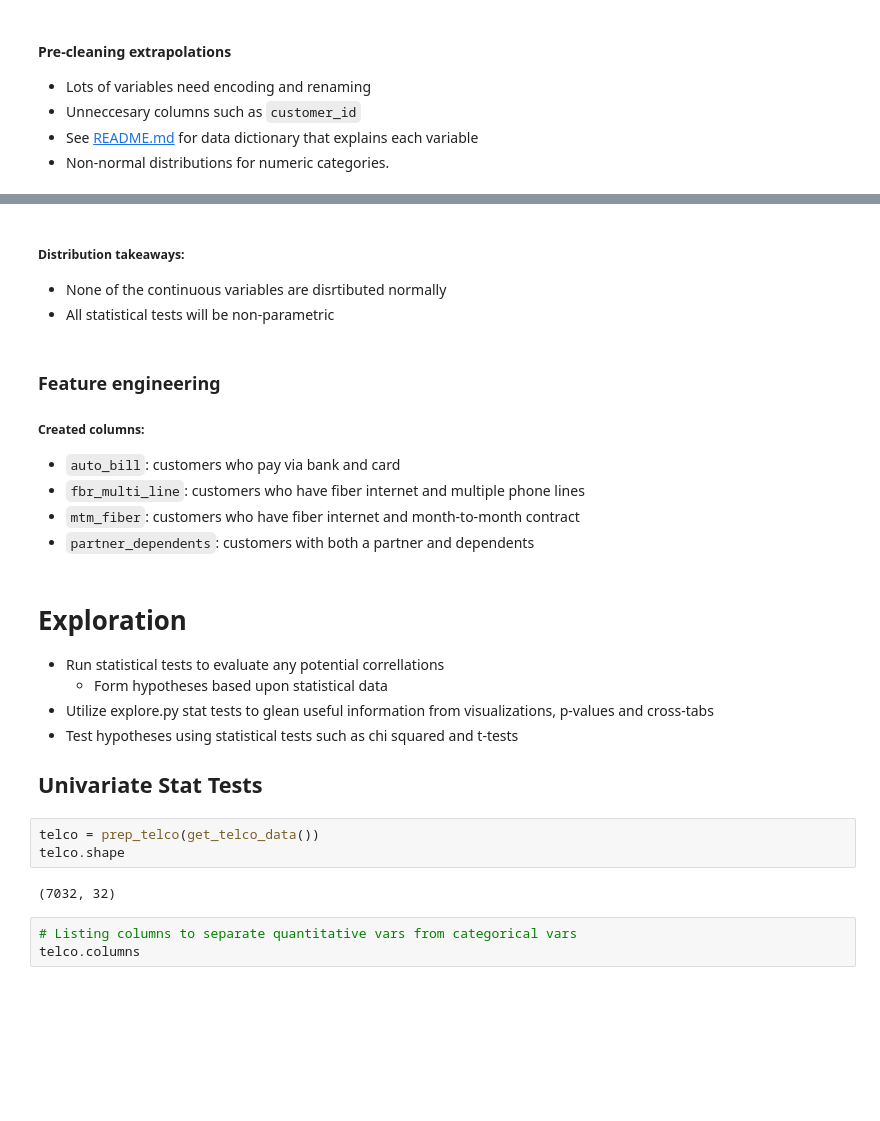
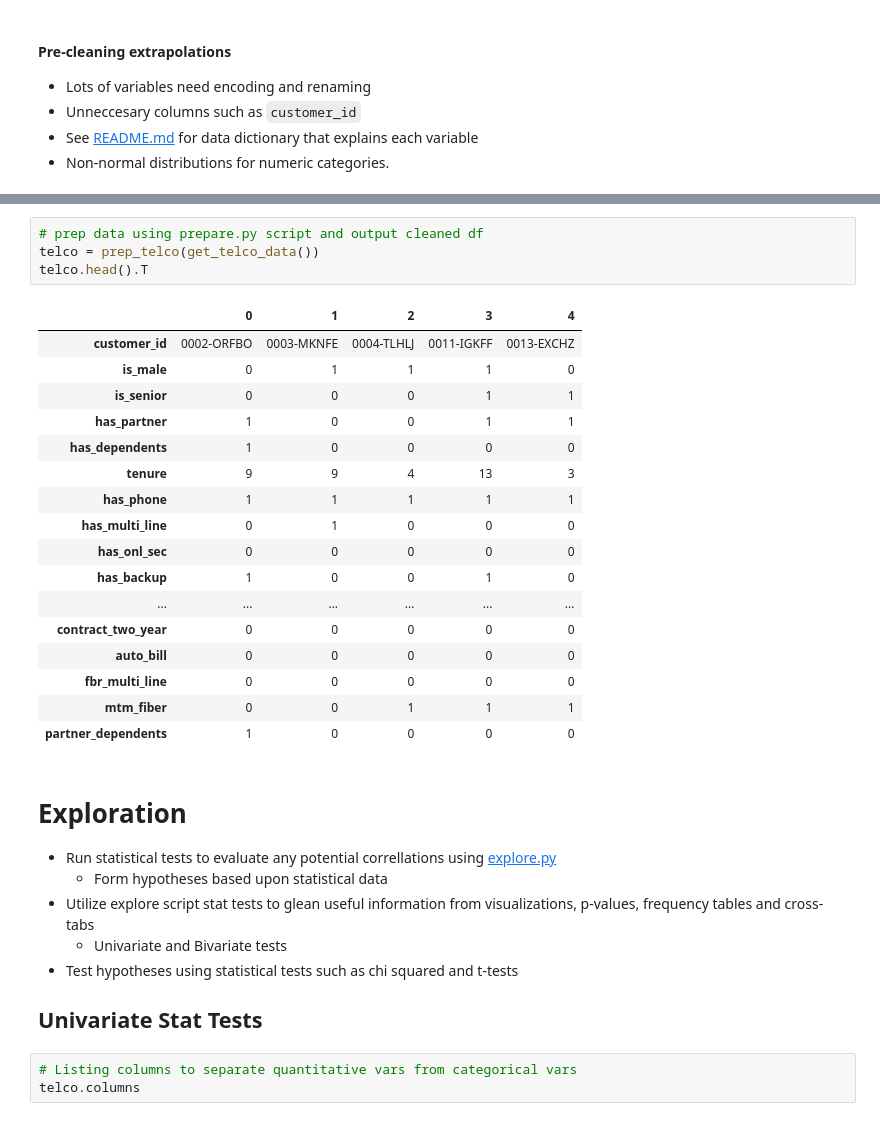
Before and after one commit to Marley-C-Robinson-99/Classification-Project, a Jupyter notebook: Clasification-project-final.ipynb, the cells around one changed output, grey strips where cells are left out. Cells and saved outputs as stored; diff of their text form; blank space fills up the shorter version.

```diff
--- a/Clasification-project-final.ipynb
+++ b/Clasification-project-final.ipynb
@@ -157,27 +110,34 @@ Name: monthly_charges, Length: 1585, dtype: int64 AxesSubplot(0.125,0.11;0.775x0
-# %% [markdown]
-##### Distribution takeaways:
-- None of the continuous variables are disrtibuted normally
-- All statistical tests will be non-parametric
-# %% [markdown]
-### Feature engineering
-##### Created columns:
-- `auto_bill`: customers who pay via bank and card
-- `fbr_multi_line`: customers who have fiber internet and multiple phone lines
-- `mtm_fiber`: customers who have fiber internet and month-to-month contract
-- `partner_dependents`: customers with both a partner and dependents
+# %%
+# prep data using prepare.py script and output cleaned df
+telco = prep_telco(get_telco_data())
+telco.head().T
+# %% [output]
+|  | 0 | 1 | 2 | 3 | 4 |
+| customer_id | 0002-ORFBO | 0003-MKNFE | 0004-TLHLJ | 0011-IGKFF | 0013-EXCHZ |
+| is_male | 0 | 1 | 1 | 1 | 0 |
+| is_senior | 0 | 0 | 0 | 1 | 1 |
+| has_partner | 1 | 0 | 0 | 1 | 1 |
+| has_dependents | 1 | 0 | 0 | 0 | 0 |
+| tenure | 9 | 9 | 4 | 13 | 3 |
+| has_phone | 1 | 1 | 1 | 1 | 1 |
+| has_multi_line | 0 | 1 | 0 | 0 | 0 |
+| has_onl_sec | 0 | 0 | 0 | 0 | 0 |
+| has_backup | 1 | 0 | 0 | 1 | 0 |
+| ... | ... | ... | ... | ... | ... |
+| contract_two_year | 0 | 0 | 0 | 0 | 0 |
+| auto_bill | 0 | 0 | 0 | 0 | 0 |
+| fbr_multi_line | 0 | 0 | 0 | 0 | 0 |
+| mtm_fiber | 0 | 0 | 1 | 1 | 1 |
+| partner_dependents | 1 | 0 | 0 | 0 | 0 |
 # %% [markdown]
 # Exploration
-- Run statistical tests to evaluate any potential correllations
+- Run statistical tests to evaluate any potential correllations using <a href="https://github.com/Marley-C-Robinson-99/Classification-Project/blob/main/explore.py">explore.py</a>
     - Form hypotheses based upon statistical data
-- Utilize explore.py stat tests to glean useful information from visualizations, p-values and cross-tabs
+- Utilize explore script stat tests to glean useful information from visualizations, p-values, frequency tables and cross-tabs
+    - Univariate and Bivariate tests
 - Test hypotheses using statistical tests such as chi squared and t-tests
 
 ## Univariate Stat Tests
-# %%
-telco = prep_telco(get_telco_data())
-telco.shape
-# %% [output]
-(7032, 32)
 # %%
 # Listing columns to separate quantitative vars from categorical vars
 telco.columns
```
Also changed, not shown: parts of 26 cells of this notebook, 2 other files.
